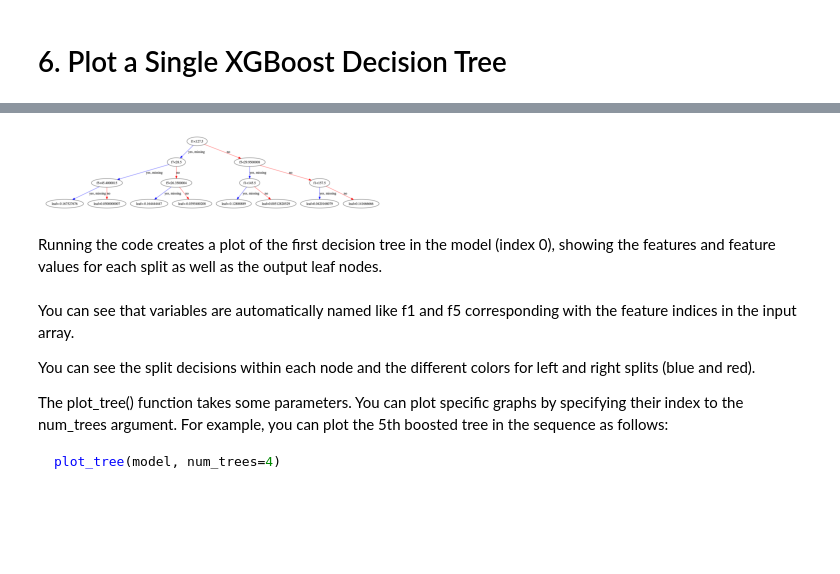
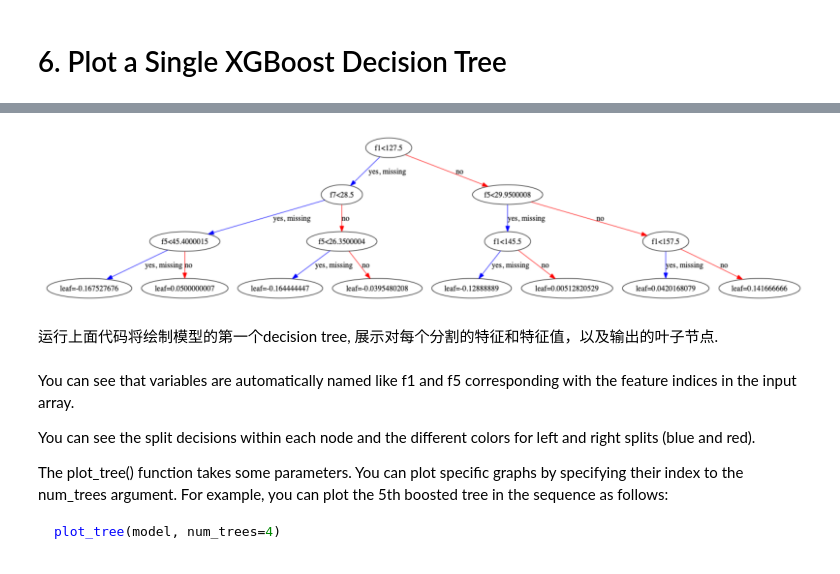
Before and after one commit to WallaceLiu/ml_cap, a Jupyter notebook: xgboost/pima-indians-diabetes.ipynb, the cells around one changed output, grey strips where cells are left out. Drawn from its saved outputs; the diff is of its cells as text; code cells hidden in the pictures; blank space fills up the shorter version.

```diff
--- a/xgboost/pima-indians-diabetes.ipynb
+++ b/xgboost/pima-indians-diabetes.ipynb
@@ -225,6 +224,7 @@ model = XGBClassifier()
 model.fit(X, y)
 
 # plot feature importance
+plt.rcParams["figure.figsize"] = (14, 8)
 plot_importance(model)
 pyplot.show()
 # %% [output]
@@ -244,24 +242,29 @@ We can create an XGBoost model on the Pima Indians onset of diabetes dataset and
 # %%
 # plot decision tree
 from numpy import loadtxt
 from xgboost import XGBClassifier
 from xgboost import plot_tree
 import matplotlib.pyplot as plt
+
 # load data
 dataset = loadtxt('/Users/cap/data/pima-indians-diabetes.csv', delimiter=",")
+
 # split data into X and y
 X = dataset[:,0:8]
 y = dataset[:,8]
+
 # fit model no training data
 model = XGBClassifier()
 model.fit(X, y)
+
 # plot single tree
 plot_tree(model)
+plt.rcParams["figure.figsize"] = (14, 8)
 plt.show()
 # %% [output]
-[figure, old version]
+[figure, new version]
-# %% [markdown]
-Running the code creates a plot of the first decision tree in the model (index 0), showing the features and feature values for each split as well as the output leaf nodes.
+# %% [markdown]
+运行上面代码将绘制模型的第一个decision tree, 展示对每个分割的特征和特征值，以及输出的叶子节点.
 # %% [markdown]
 You can see that variables are automatically named like f1 and f5 corresponding with the feature indices in the input array.
 
```
Also changed, not shown: parts of 8 cells of this notebook, 11 other files.
